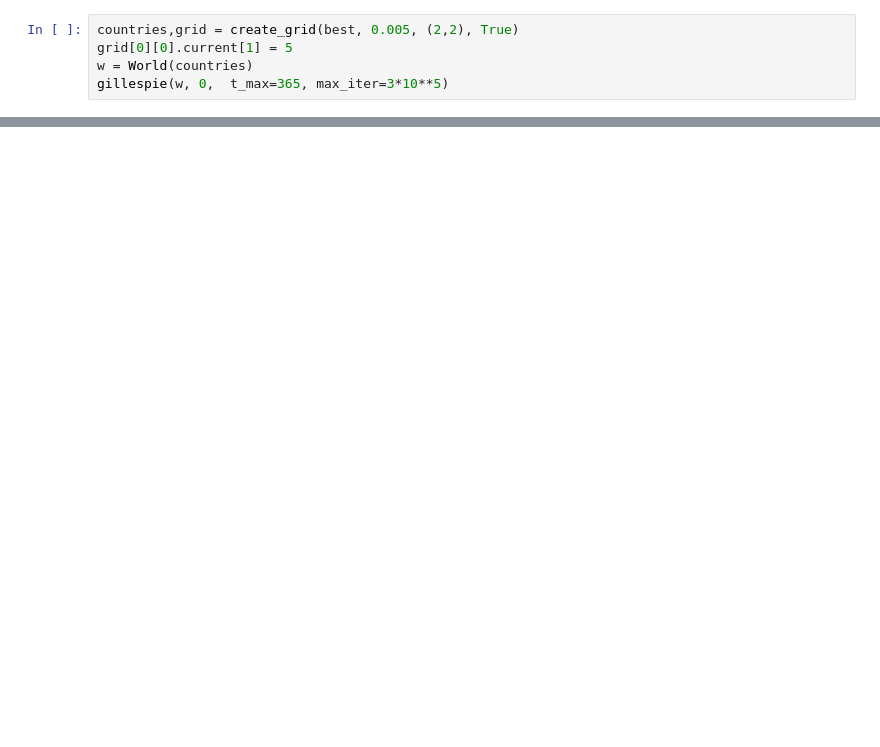
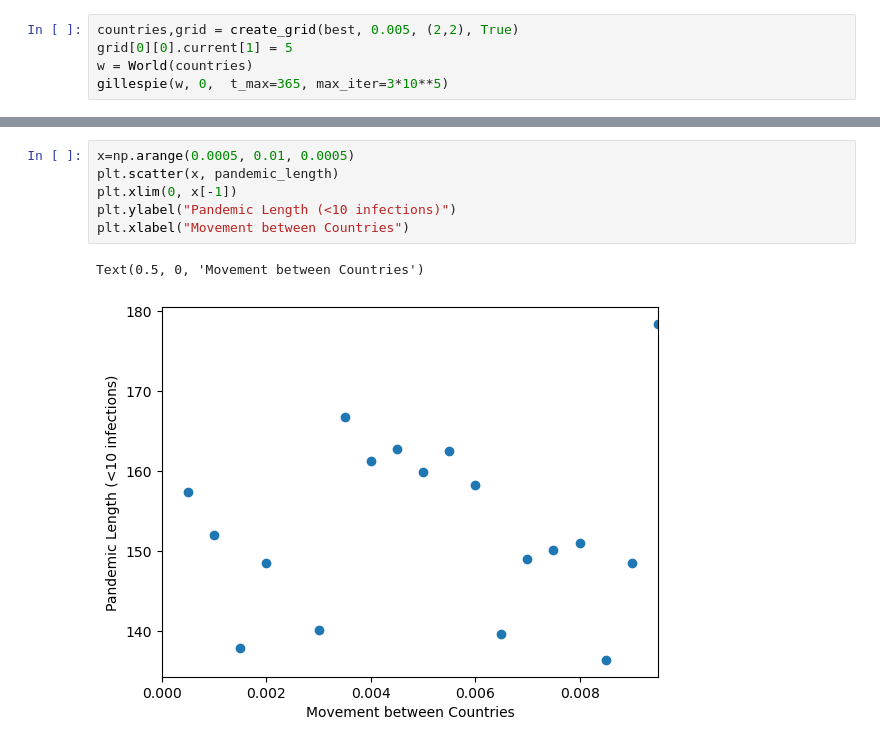
Before and after one commit to ScottBlyth/SIRD_Model, a Jupyter notebook: plots.ipynb, the cells around one changed output, grey strips where cells are left out. Saved outputs shown, nothing was run; the diff lists cells and outputs as text; blank space fills up the shorter version.

```diff
--- a/plots.ipynb
+++ b/plots.ipynb
@@ -140,0 +195,9 @@ plot_grid_curves(grid, 30000)
+# %%
+x=np.arange(0.0005, 0.01, 0.0005)
+plt.scatter(x, pandemic_length)
+plt.xlim(0, x[-1])
+plt.ylabel("Pandemic Length (<10 infections)")
+plt.xlabel("Movement between Countries")
+# %% [output]
+Text(0.5, 0, 'Movement between Countries')
+[figure, added]
```
Also changed, not shown: parts of 22 cells of this notebook, 9 other files.
